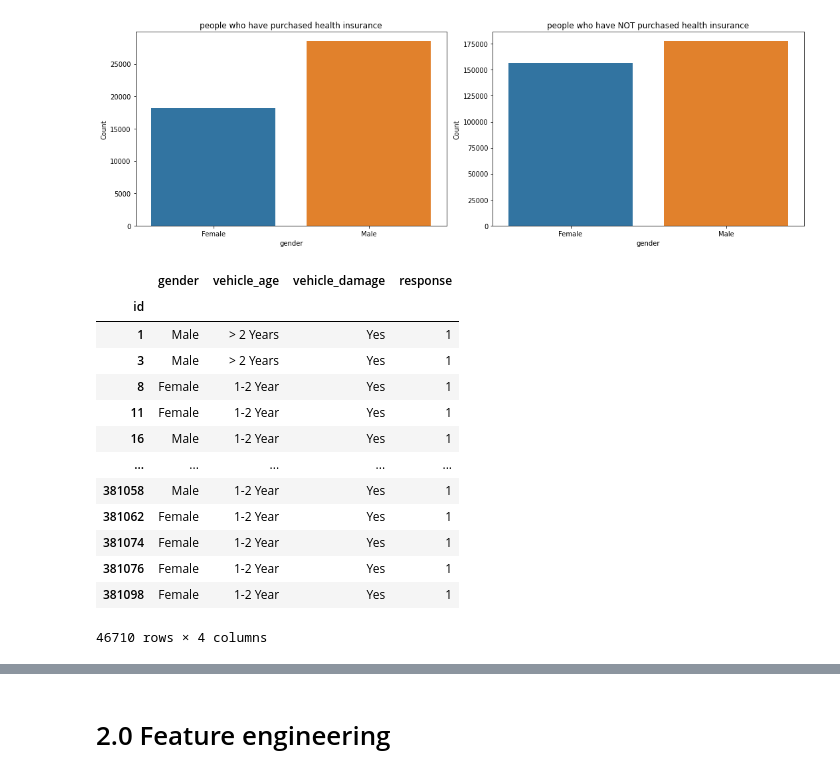
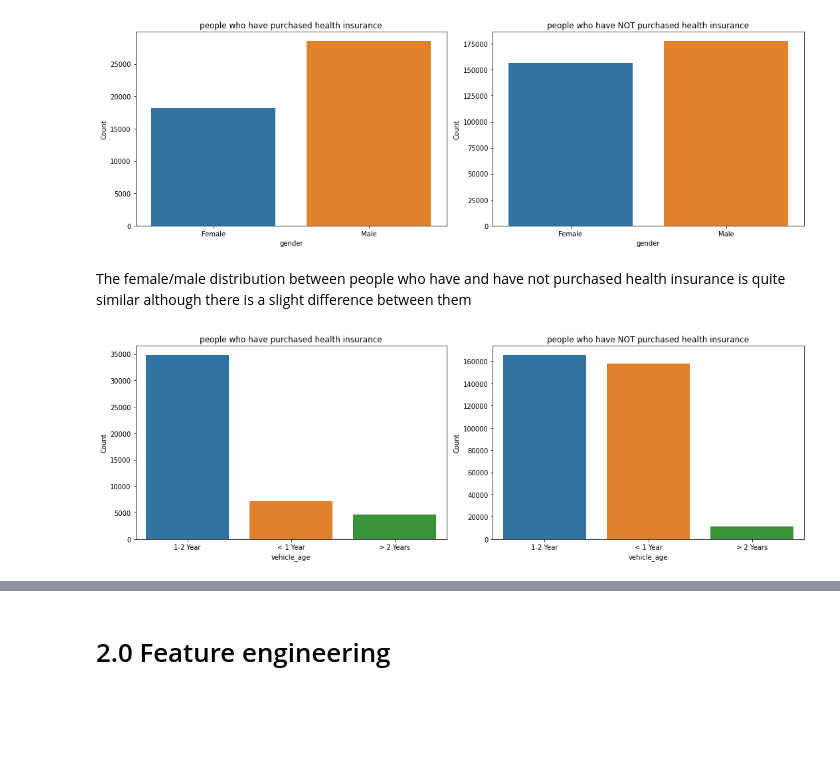
Before and after one commit to GustavoHBDuarte/health-insurance, a Jupyter notebook: notebook_main.ipynb, the cells around one changed output, grey strips where cells are left out. Cells and saved outputs as stored; diff of their text form; code cells hidden in the pictures; blank space fills up the shorter version.

Commit message:
notebook_main.py file updated. Data preparation done. Machine learning models evaluated using accuracy.

```diff
--- a/notebook_main.ipynb
+++ b/notebook_main.ipynb
@@ -381,17 +511,29 @@ plt.tight_layout();
-# %%
-df.loc[df['response']==1, ['gender', 'vehicle_age', 'vehicle_damage','response']]
-# %% [output]
-|  | gender | vehicle_age | vehicle_damage | response |
-| id |  |  |  |  |
-| 1 | Male | > 2 Years | Yes | 1 |
-| 3 | Male | > 2 Years | Yes | 1 |
-| 8 | Female | 1-2 Year | Yes | 1 |
-| 11 | Female | 1-2 Year | Yes | 1 |
-| 16 | Male | 1-2 Year | Yes | 1 |
-| ... | ... | ... | ... | ... |
-| 381058 | Male | 1-2 Year | Yes | 1 |
-| 381062 | Female | 1-2 Year | Yes | 1 |
-| 381074 | Female | 1-2 Year | Yes | 1 |
-| 381076 | Female | 1-2 Year | Yes | 1 |
-| 381098 | Female | 1-2 Year | Yes | 1 |
-46710 rows × 4 columns
+# %% [markdown]
+The female/male distribution between people who have and have not purchased health insurance is quite similar although there is a slight difference between them
+# %%
+plt.figure(figsize=(15,5))
+
+# vehicle_age profile for people who have purchased health insurance
+
+plt.subplot(1,2,1)
+sns.barplot(x='vehicle_age',
+            y=0,
+            data=df.loc[df['response']==1, ['vehicle_age']].groupby('vehicle_age').size().reset_index())
+
+plt.ylabel('Count')
+plt.title('people who have purchased health insurance')
+
+
+# vehicle_age profile for people who have not purchased health insurance
+
+plt.subplot(1,2,2)
+sns.barplot(x='vehicle_age',
+            y=0,
+            data=df.loc[df['response']==0, ['vehicle_age']].groupby('vehicle_age').size().reset_index())
+
+plt.ylabel('Count')
+plt.title('people who have NOT purchased health insurance')
+
+plt.tight_layout();
+# %% [output]
+[figure, added]
```
Also changed, not shown: parts of 41 cells of this notebook.
